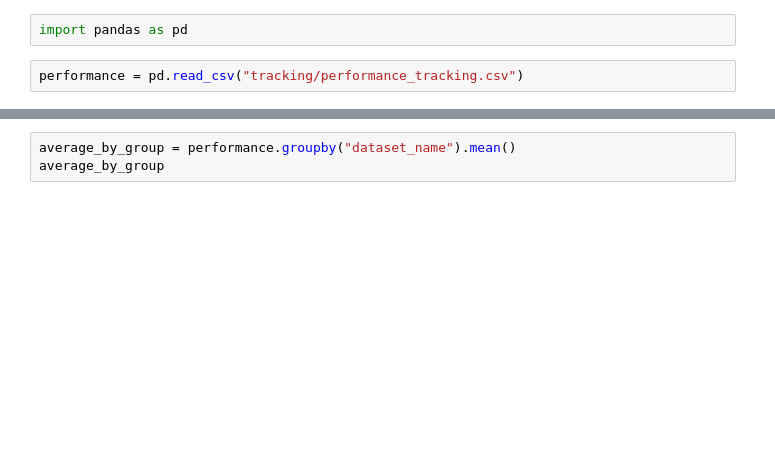
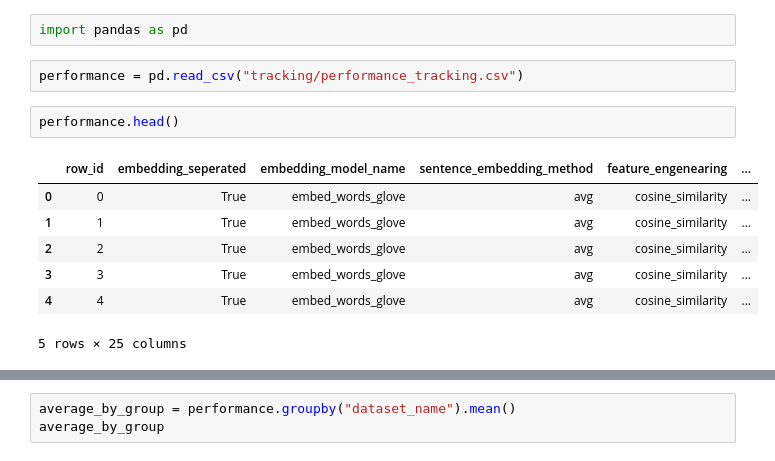
Before and after one commit to OlafVrijmoet/Thesis, a Jupyter notebook: performance_tracking/restuls_insights_test.ipynb, the cells around one changed output, grey strips where cells are left out. Drawn from its saved outputs; the diff is of its cells as text; blank space fills up the shorter version.

```diff
--- a/performance_tracking/restuls_insights_test.ipynb
+++ b/performance_tracking/restuls_insights_test.ipynb
@@ -2,6 +2,16 @@
 import pandas as pd
 # %%
 performance = pd.read_csv("tracking/performance_tracking.csv")
+# %%
+performance.head()
+# %% [output]
+|  | row_id | embedding_seperated | embedding_model_name | sentence_embedding_method | feature_engenearing | ... |
+| 0 | 0 | True | embed_words_glove | avg | cosine_similarity | ... |
+| 1 | 1 | True | embed_words_glove | avg | cosine_similarity | ... |
+| 2 | 2 | True | embed_words_glove | avg | cosine_similarity | ... |
+| 3 | 3 | True | embed_words_glove | avg | cosine_similarity | ... |
+| 4 | 4 | True | embed_words_glove | avg | cosine_similarity | ... |
+5 rows × 25 columns
 # %%
 performance.query("embedding_model_name == 'BERT'")
 # %% [output]
```
Also changed, not shown: parts of 1 cell of this notebook, 5 other files.
